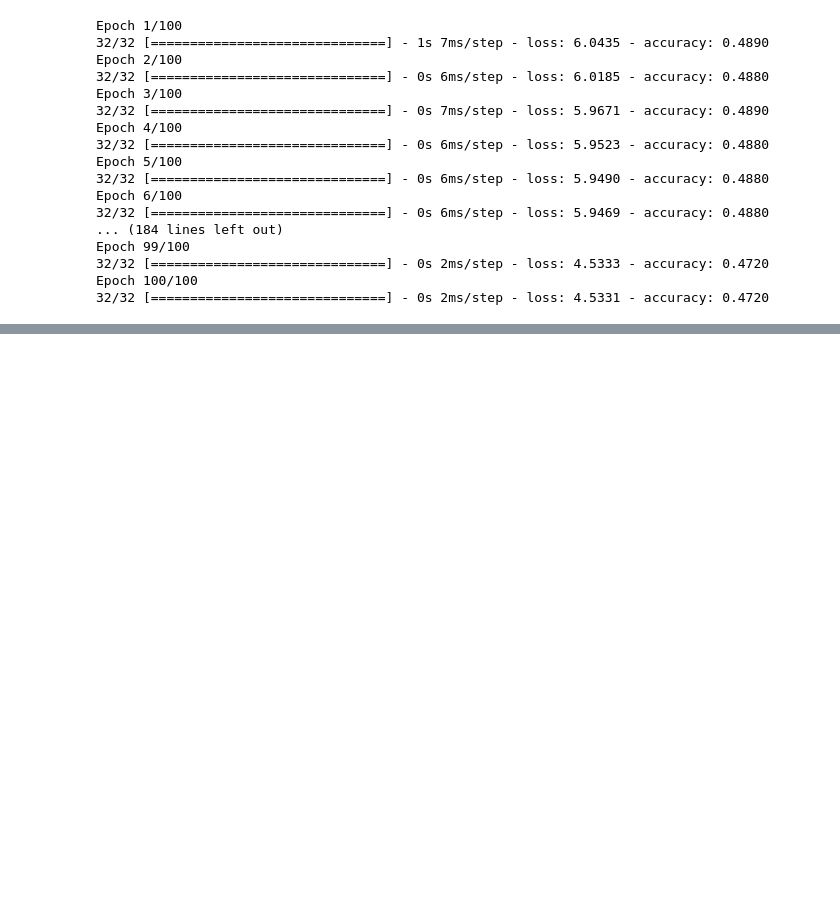
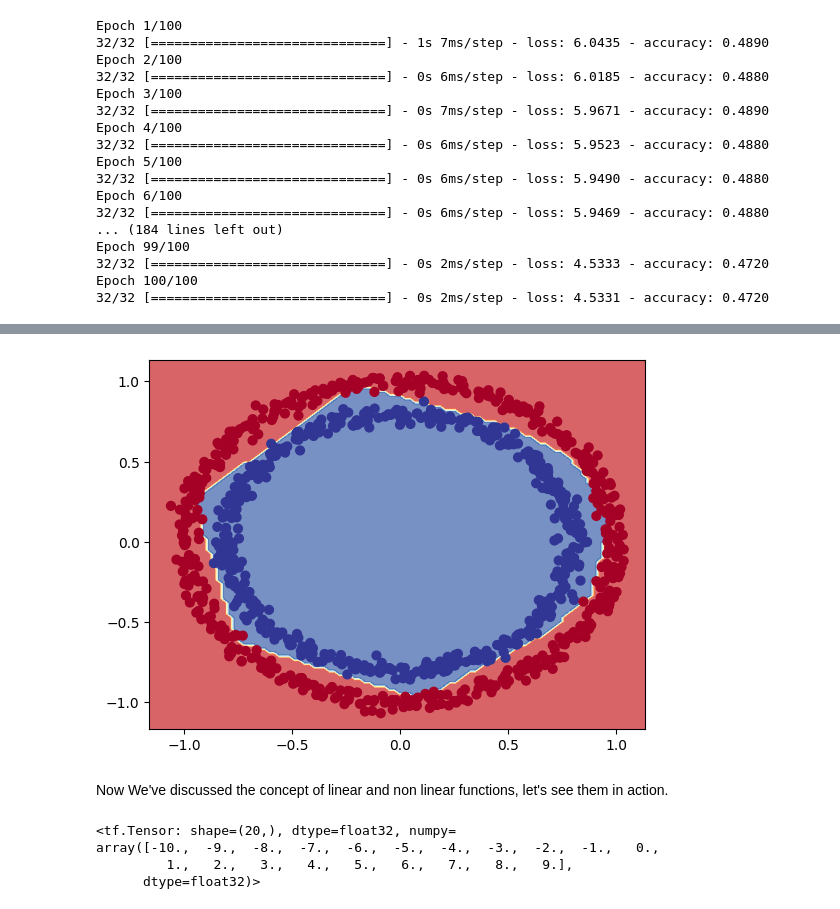
Before and after one commit to lakshitgosain/Tensorflow-ZTM, a Jupyter notebook: 02_neural_network_classification_in_tensorflow.ipynb, the cells around one changed output, grey strips where cells are left out. Saved outputs shown, nothing was run; the diff lists cells and outputs as text; code cells hidden in the pictures; blank space fills up the shorter version.

```diff
--- a/02_neural_network_classification_in_tensorflow.ipynb
+++ b/02_neural_network_classification_in_tensorflow.ipynb
@@ -386,0 +430,15 @@ Epoch 100/100
+# %%
+#We will now solve the missing piece. Set the output activation function as softmax
+tf.random.set_seed(42)
+
+model_7=tf.keras.Sequential([
+    tf.keras.layers.Dense(4,activation='relu'),
+    tf.keras.layers.Dense(4,activation='relu'),
+    tf.keras.layers.Dense(1,activation='sigmoid')
+])
+
+model_7.compile(loss=tf.keras.losses.BinaryCrossentropy(),
+                optimizer=tf.keras.optimizers.Adam(learning_rate=0.001),
+                metrics=["accuracy"])
+
+history=model_7.fit(X,y,epochs=250)
@@ -386,0 +468,3 @@ Epoch 100/100
+# %%
+plot_decision_boundary(model_7,X,y)
+# %% [output]
@@ -386,0 +473,12 @@ Epoch 100/100
+[figure, added]
+# %% [markdown]
+Now We've discussed the concept of linear and non linear functions, let's see them in action.
+# %%
+# Create a toy tensor(similar to the data we pass into our model)
+A=tf.cast(tf.range(-10,10),tf.float32)
+A
+# %% [output]
+<tf.Tensor: shape=(20,), dtype=float32, numpy=
+array([-10.,  -9.,  -8.,  -7.,  -6.,  -5.,  -4.,  -3.,  -2.,  -1.,   0.,
+         1.,   2.,   3.,   4.,   5.,   6.,   7.,   8.,   9.],
+      dtype=float32)>
```
Also changed, not shown: parts of 12 cells of this notebook.
